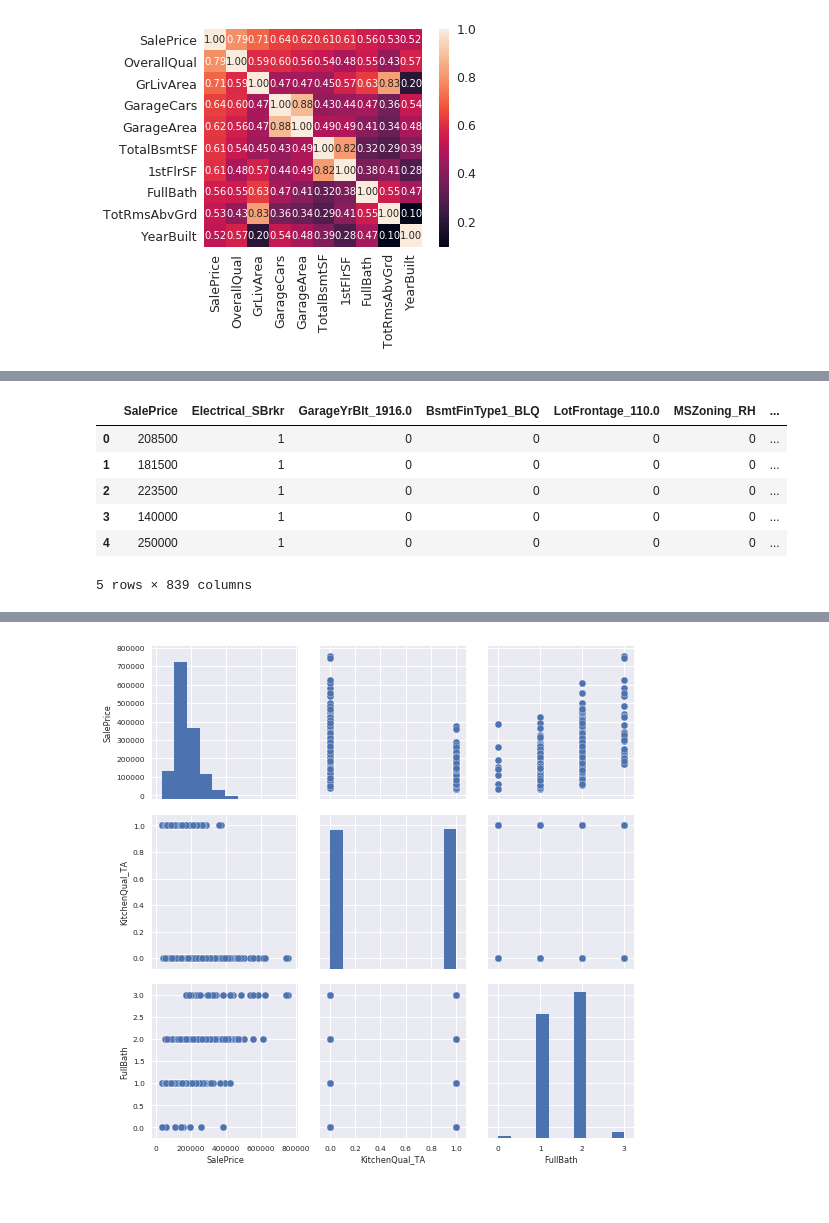
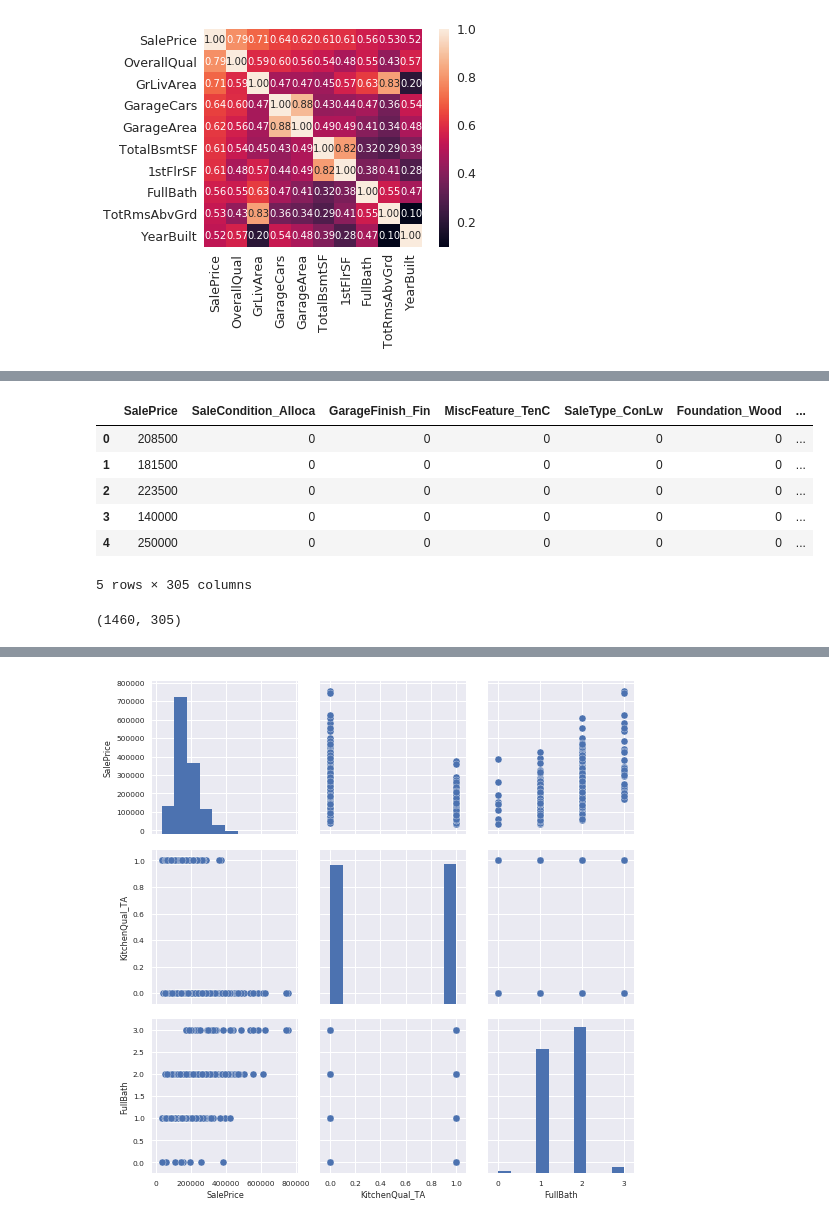
Before and after one commit to rjsdn31536/predict_houseprice_kaggle, a Jupyter notebook: Untitled1.ipynb, the cells around one changed output, grey strips where cells are left out. Cells and saved outputs as stored; diff of their text form; code cells hidden in the pictures.

```diff
--- a/Untitled1.ipynb
+++ b/Untitled1.ipynb
@@ -59,3 +98,17 @@ data_train = data_train.fillna('None')
+# %%
+# 'None' 값을 대체하는 것 대신 실수값이 들어가야 하는 4가지 null columns
+data_train.LotFrontage = data_train.LotFrontage.fillna(data_train.LotFrontage.mean())
+data_train.MasVnrArea = data_train.MasVnrArea.fillna(data_train.MasVnrArea.mean())
+data_train.GarageYrBlt = data_train.GarageYrBlt.fillna(int(data_train.GarageYrBlt.mean()))
+data_train.GarageCars = data_train.GarageCars.fillna(int(data_train.GarageCars.mean()))
+
+# tmp = data_train.isnull().sum()
+# for i in tmp.index:
+#     if tmp[i] != 0:
+#         print(i, tmp[i])
+
+# fill nan to 'None'
+data_train = data_train.fillna('None')
 # %%
 #correlation matrix
 corrmat = data_train.corr()
@@ -94,16 +149,18 @@ categorycal data를 one-hot-encoding하여 dummy 변수로 변경하니 index가
 # %%
 # SalePrice column을 맨 앞으로 옮기는 과정
 cols = list(set(dummy_train.columns.tolist()) - set(['SalePrice']))
 cols.insert(0, 'SalePrice')
 dummy_train = dummy_train[cols]
 display(dummy_train.head())
+dummy_train.shape
 # %% [output]
-|  | SalePrice | Electrical_SBrkr | GarageYrBlt_1916.0 | BsmtFinType1_BLQ | LotFrontage_110.0 | MSZoning_RH | ... |
-| 0 | 208500 | 1 | 0 | 0 | 0 | 0 | ... |
-| 1 | 181500 | 1 | 0 | 0 | 0 | 0 | ... |
-| 2 | 223500 | 1 | 0 | 0 | 0 | 0 | ... |
-| 3 | 140000 | 1 | 0 | 0 | 0 | 0 | ... |
-| 4 | 250000 | 1 | 0 | 0 | 0 | 0 | ... |
+|  | SalePrice | SaleCondition_Alloca | GarageFinish_Fin | MiscFeature_TenC | SaleType_ConLw | Foundation_Wood | ... |
+| 0 | 208500 | 0 | 0 | 0 | 0 | 0 | ... |
+| 1 | 181500 | 0 | 0 | 0 | 0 | 0 | ... |
+| 2 | 223500 | 0 | 0 | 0 | 0 | 0 | ... |
+| 3 | 140000 | 0 | 0 | 0 | 0 | 0 | ... |
+| 4 | 250000 | 0 | 0 | 0 | 0 | 0 | ... |
-5 rows × 839 columns
+5 rows × 305 columns
+(1460, 305)
 # %% [markdown]
 # One-shot-encoding
```
Also changed, not shown: parts of 19 cells of this notebook.
